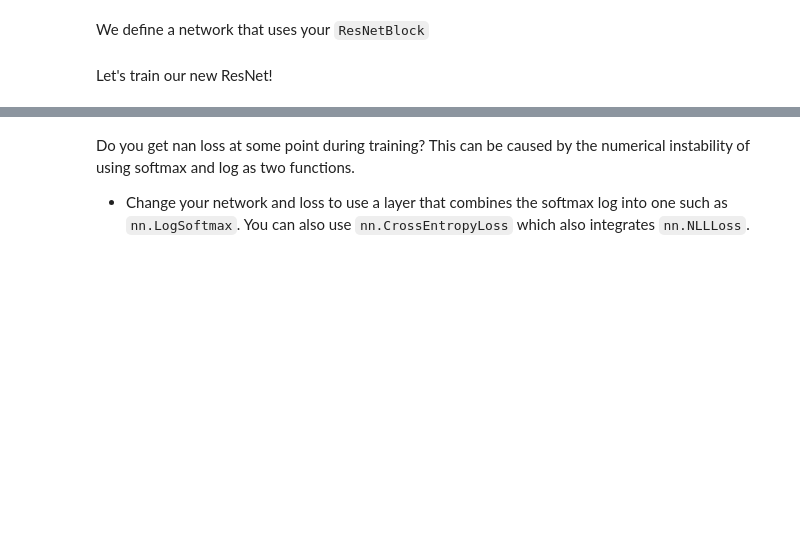
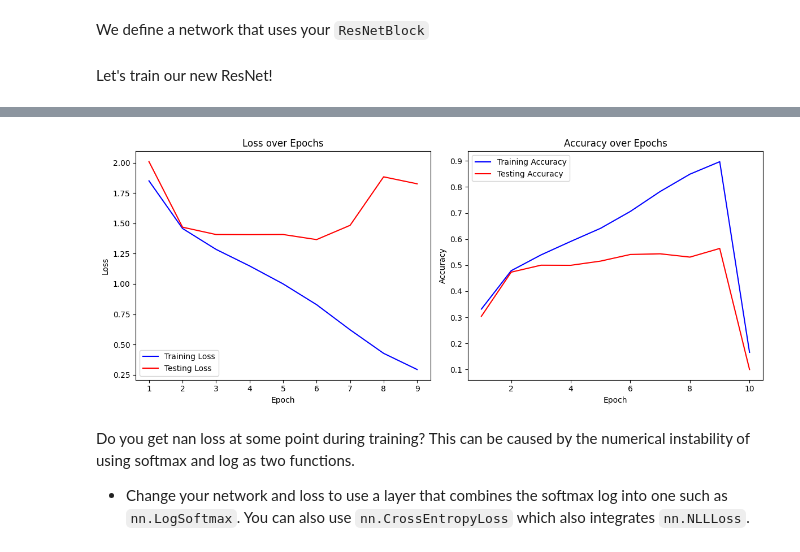
Before and after one commit to moskitoo/02516, a Jupyter notebook: IDLCV_Exercise_1_3_CIFAR_Classification.ipynb, the cells around one changed output, grey strips where cells are left out. Saved outputs shown, nothing was run; the diff lists cells and outputs as text; code cells hidden in the pictures; blank space fills up the shorter version.

```diff
--- a/IDLCV_Exercise_1_3_CIFAR_Classification.ipynb
+++ b/IDLCV_Exercise_1_3_CIFAR_Classification.ipynb
@@ -123,9 +214,22 @@ Now you will create and train a ResNet.
 class ResNetBlock(nn.Module):
     def __init__(self, n_features):
         super(ResNetBlock, self).__init__()
-        ...
+
+        self.convolutional = nn.Sequential(
+                nn.Conv2d(n_features, n_features, 3, stride=1, padding=1),
+                nn.ReLU(),
+                nn.Conv2d(n_features, n_features, 3, stride=1, padding=1),
+                nn.ReLU(),
+                )
+
     def forward(self, x):
-        ...
+
+        conv_output = self.convolutional(x)
+
+        out = conv_output + x
+
+        out = F.relu(out)
+
         return out
 # %% [markdown]
 The following code is a sanity of your residual block network
@@ -177,3 +294,7 @@ out_dict = train(model, optimizer)
+# %%
+plot_metrics(out_dict)
+# %% [output]
+[figure, added]
 # %% [markdown]
 
 
```
Also changed, not shown: parts of 12 cells of this notebook.
